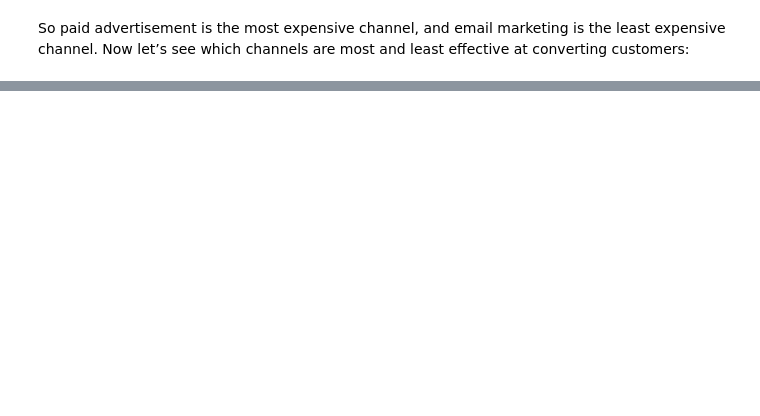
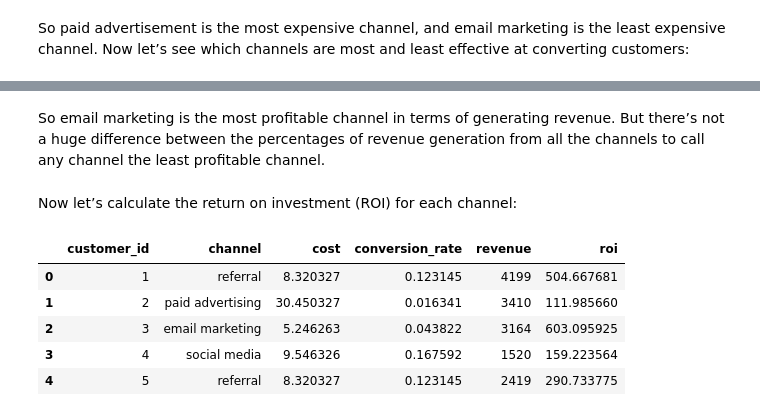
Before and after one commit to Gasmi33/Customer-Lifetime-Value-Analysis, a Jupyter notebook: Customer Lifetime Value Analysis.ipynb, the cells around one changed output, grey strips where cells are left out. Cells and saved outputs as stored; diff of their text form; code cells hidden in the pictures; blank space fills up the shorter version.

```diff
--- a/Customer Lifetime Value Analysis.ipynb
+++ b/Customer Lifetime Value Analysis.ipynb
@@ -65,0 +87,4 @@ fig.show()
+# %% [markdown]
+So email marketing is the most profitable channel in terms of generating revenue. But there’s not a huge difference between the percentages of revenue generation from all the channels to call any channel the least profitable channel.
+# %% [markdown]
+Now let’s calculate the return on investment (ROI) for each channel:
@@ -65,0 +93,9 @@ fig.show()
+# %%
+data.head()
+# %% [output]
+|  | customer_id | channel | cost | conversion_rate | revenue | roi |
+| 0 | 1 | referral | 8.320327 | 0.123145 | 4199 | 504.667681 |
+| 1 | 2 | paid advertising | 30.450327 | 0.016341 | 3410 | 111.985660 |
+| 2 | 3 | email marketing | 5.246263 | 0.043822 | 3164 | 603.095925 |
+| 3 | 4 | social media | 9.546326 | 0.167592 | 1520 | 159.223564 |
+| 4 | 5 | referral | 8.320327 | 0.123145 | 2419 | 290.733775 |
```
Also changed, not shown: parts of 22 cells of this notebook.
